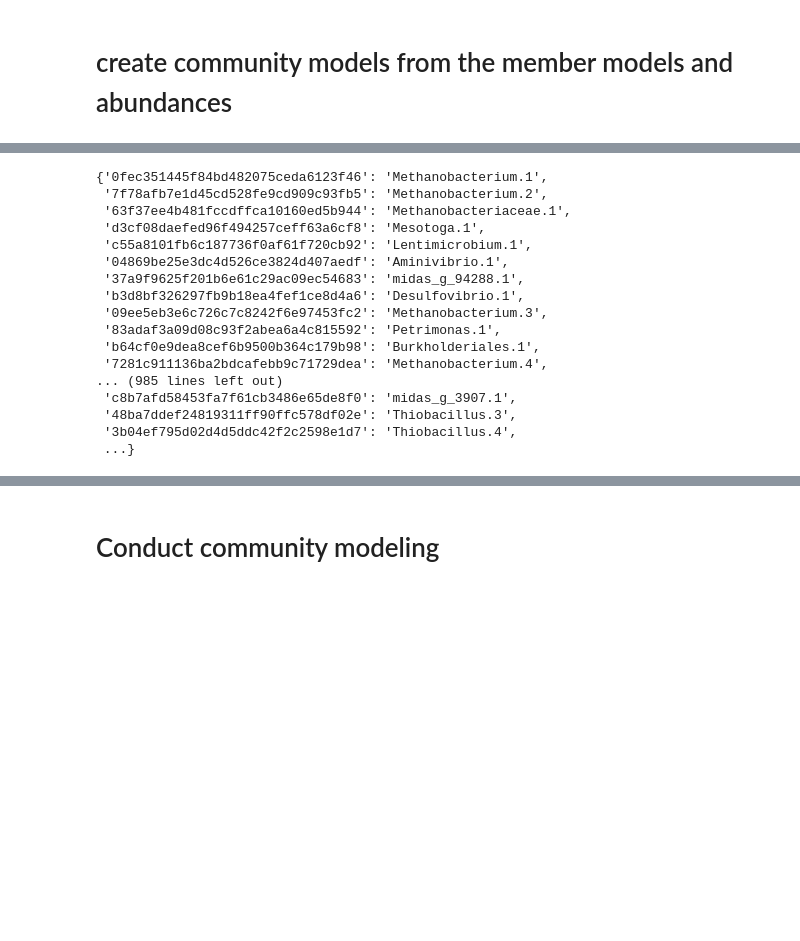
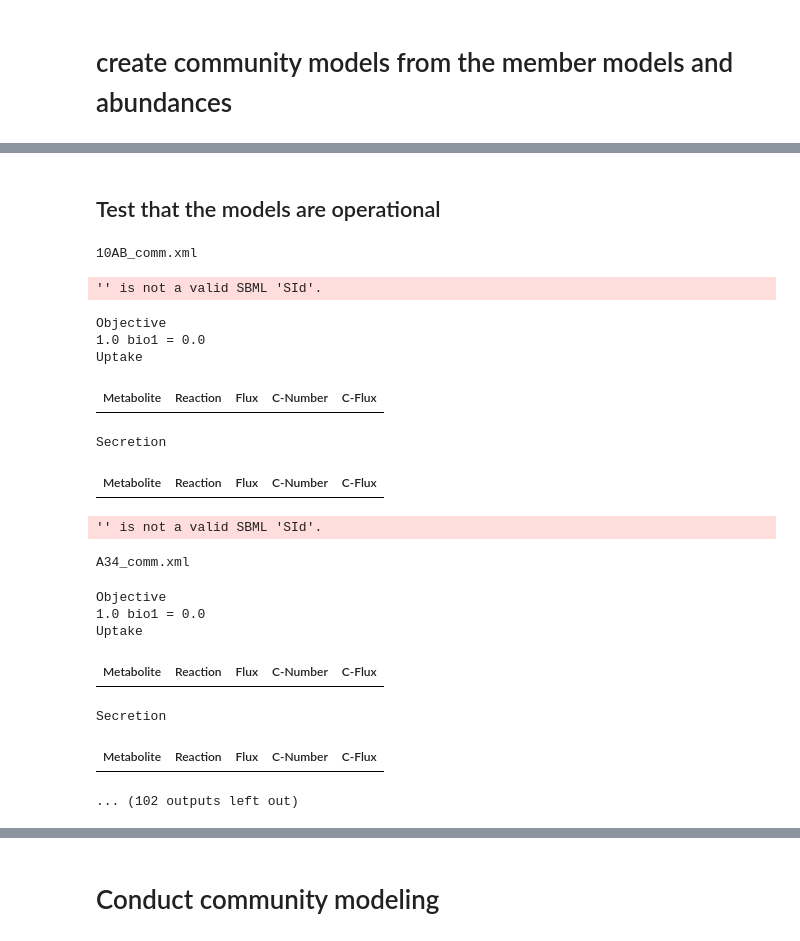
Before and after one commit to nielsenh12/codiffusion_bioreactor, a Jupyter notebook: modeling.ipynb, the cells around one changed output, grey strips where cells are left out. Drawn from its saved outputs; the diff is of its cells as text; code cells hidden in the pictures; blank space fills up the shorter version.

```diff
--- a/modeling.ipynb
+++ b/modeling.ipynb
@@ -141,22 +122,28 @@ NameError: name 'missing_iterativeIDs' is not defined
-# %%
-from json import load
-iterativeIDs = load(open("modeling_files/iterativeIDs.json", 'r'))
-iterativeIDs
-# %% [output]
-{'0fec351445f84bd482075ceda6123f46': 'Methanobacterium.1',
- '7f78afb7e1d45cd528fe9cd909c93fb5': 'Methanobacterium.2',
- '63f37ee4b481fccdffca10160ed5b944': 'Methanobacteriaceae.1',
- 'd3cf08daefed96f494257ceff63a6cf8': 'Mesotoga.1',
- 'c55a8101fb6c187736f0af61f720cb92': 'Lentimicrobium.1',
- '04869be25e3dc4d526ce3824d407aedf': 'Aminivibrio.1',
- '37a9f9625f201b6e61c29ac09ec54683': 'midas_g_94288.1',
- 'b3d8bf326297fb9b18ea4fef1ce8d4a6': 'Desulfovibrio.1',
- '09ee5eb3e6c726c7c8242f6e97453fc2': 'Methanobacterium.3',
- '83adaf3a09d08c93f2abea6a4c815592': 'Petrimonas.1',
- 'b64cf0e9dea8cef6b9500b364c179b98': 'Burkholderiales.1',
- '7281c911136ba2bdcafebb9c71729dea': 'Methanobacterium.4',
-... (985 lines left out)
- 'c8b7afd58453fa7f61cb3486e65de8f0': 'midas_g_3907.1',
- '48ba7ddef24819311ff90ffc578df02e': 'Thiobacillus.3',
- '3b04ef795d02d4d5ddc42f2c2598e1d7': 'Thiobacillus.4',
- ...}
+# %% [markdown]
+## Test that the models are operational
+# %%
+from cobra.io import read_sbml_model
+from glob import glob
+
+for path in glob("models/*_comm.xml"):
+    print(path.split("/")[-1])
+    model = read_sbml_model(path)
+    display(model.summary())
+# %% [output]
+10AB_comm.xml
+'' is not a valid SBML 'SId'.
+Objective
+1.0 bio1 = 0.0
+Uptake
+| Metabolite | Reaction | Flux | C-Number | C-Flux |
+Secretion
+| Metabolite | Reaction | Flux | C-Number | C-Flux |
+'' is not a valid SBML 'SId'.
+A34_comm.xml
+Objective
+1.0 bio1 = 0.0
+Uptake
+| Metabolite | Reaction | Flux | C-Number | C-Flux |
+Secretion
+| Metabolite | Reaction | Flux | C-Number | C-Flux |
+... (102 outputs left out)
```
Also changed, not shown: parts of 7 cells of this notebook, 49 other files.
